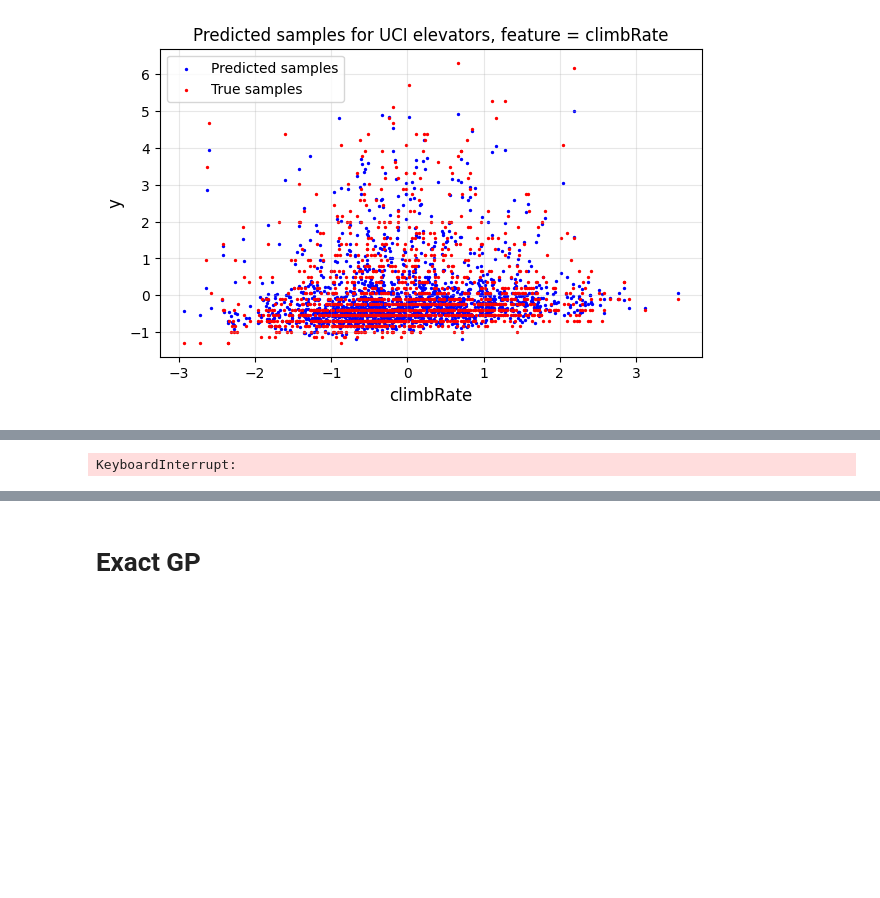
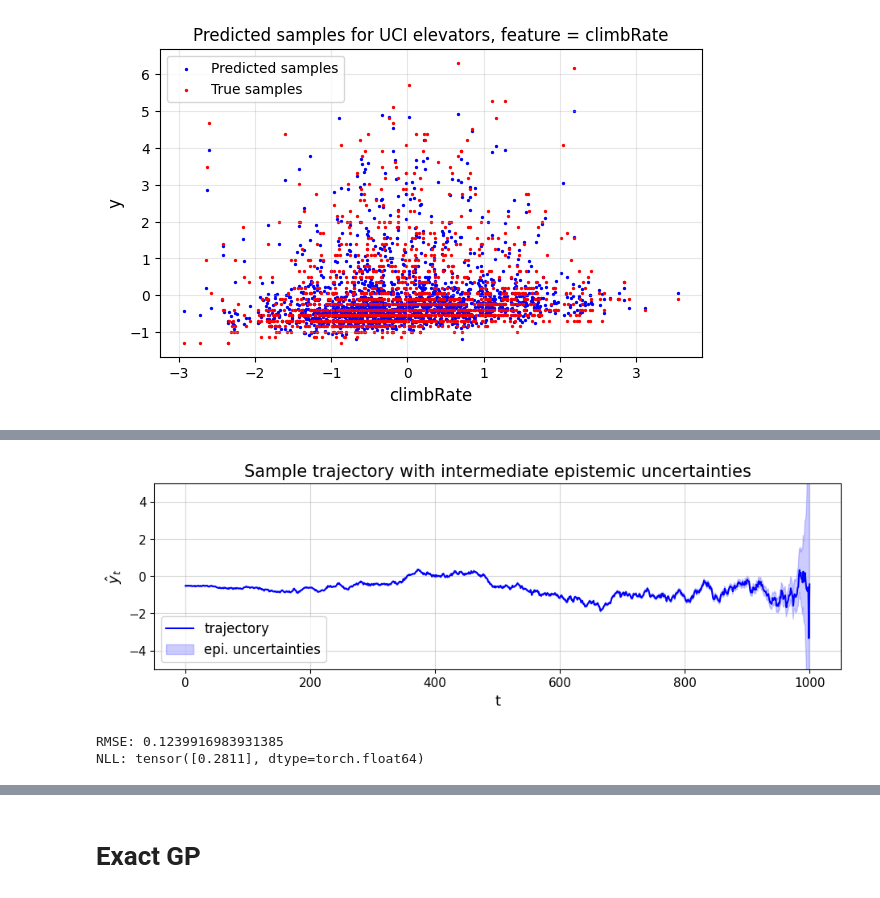
Before and after one commit to gurooria/Diffusion-Gaussian-Processes, a Jupyter notebook: synthetic/usage.ipynb, the cells around one changed output, grey strips where cells are left out. Saved outputs shown, nothing was run; the diff lists cells and outputs as text; code cells hidden in the pictures; blank space fills up the shorter version.

```diff
--- a/synthetic/usage.ipynb
+++ b/synthetic/usage.ipynb
@@ -291,3 +332,26 @@ plt.show()
+# %%
+loc = torch.tensor(0.1457).reshape(-1,1)
+y_t = torch.randn_like(torch.zeros(loc.shape[0], 1), device=device, dtype=torch.float32)
+
+y_t, epi_var, traj = sample_dgp(model, likelihood, T, loc, y_t, diffusion, clamp=True, clamp_mag=5)
+epi_std = torch.sqrt(epi_var)
+# %%
+plt.figure(figsize=(11, 3))
+plt.grid(alpha=0.5)
+plt.xlabel('t', fontsize=13)
+plt.ylabel(r'$\hat{y}_t$', fontsize=13)
+plt.title('Sample trajectory with intermediate epistemic uncertainties', fontsize=15)
+plt.plot(trajectory[:,0,0], c='b', label='trajectory')
+# plt.xlim(0, 990)
+plt.ylim(-5, 5)
+# plot the epi. uncertainties
+plt.fill_between(range(len(trajectory[:,0,0])), (trajectory[:,0,0] - epi_std[:,0, 0]*10), (trajectory[:,0,0] + epi_std[:,0, 0]*10), alpha=0.2, label='epi. uncertainties', color='b')
+plt.legend(loc='lower left', fontsize=12)
+plt.xticks(fontsize=11)
+plt.yticks(fontsize=11)
+plt.show()
+# %% [output]
+[figure, added]
 # %%
 # Initialisations
 x_scalar, y_scalar = dataset.get_scalers()
@@ -295,15 +359,38 @@ x_locations = torch.linspace(0, 1, 200, dtype=torch.float32)
 x_locations = x_locations.reshape(-1, 1)
 x_locations = torch.tensor(x_scalar.transform(x_locations), device=device).to(torch.float32)
 y_t = torch.randn_like(torch.zeros(x_locations.shape[0], 1), device=device, dtype=torch.float32)
-num_samples = 50
+num_samples = 100
 samples = torch.empty(x_locations.shape[0], num_samples, device=device, dtype=torch.float32)
 
 with tqdm(total=num_samples) as pbar:
     for i in range(num_samples):
-        samples[:, i] = sample_dgp(model, likelihood, T, x_locations, y_t, diffusion, clamp=True)[:, 0]
+        samples[:, i] = sample_dgp(model, likelihood, T, x_locations, y_t, diffusion, clamp=True, clamp_mag=4)[:,0]
         pbar.update(1)
 
 samples = y_scalar.inverse_transform(samples)
 x_locations = x_scalar.inverse_transform(x_locations)
-# %% [output]
-KeyboardInterrupt:
+# %%
+y_truth = f(x_scalar.inverse_transform(x_locations))
+y_truth = y_scalar.transform(y_truth)
+y_truth = torch.tensor(y_truth)
+
+sample_means = torch.mean(samples, dim=1)
+sample_stds = torch.std(samples, dim=1)
+
+from sklearn.metrics import mean_squared_error
+rmse = mean_squared_error(y_pred=sample_means, y_true=y_truth)
+rmse = np.sqrt(rmse)
+print(f"RMSE: {rmse}")
+
+# calculate negative log likelihood
+def gaussian_nll(y_true, mu, sigma):
+    return 0.5 * torch.log(2 * torch.pi * sigma**2) + (y_true - mu)**2 / (2 * sigma**2)
+
+nll = 0
+for i in range(len(sample_means)):
+    nll += gaussian_nll(y_truth[i], sample_means[i], sample_stds[i])
+nll = nll / len(sample_means)
+print(f"NLL: {nll}")
+# %% [output]
+RMSE: 0.1239916983931385
+NLL: tensor([0.2811], dtype=torch.float64)
```
Also changed, not shown: parts of 14 cells of this notebook, 19 other files.
